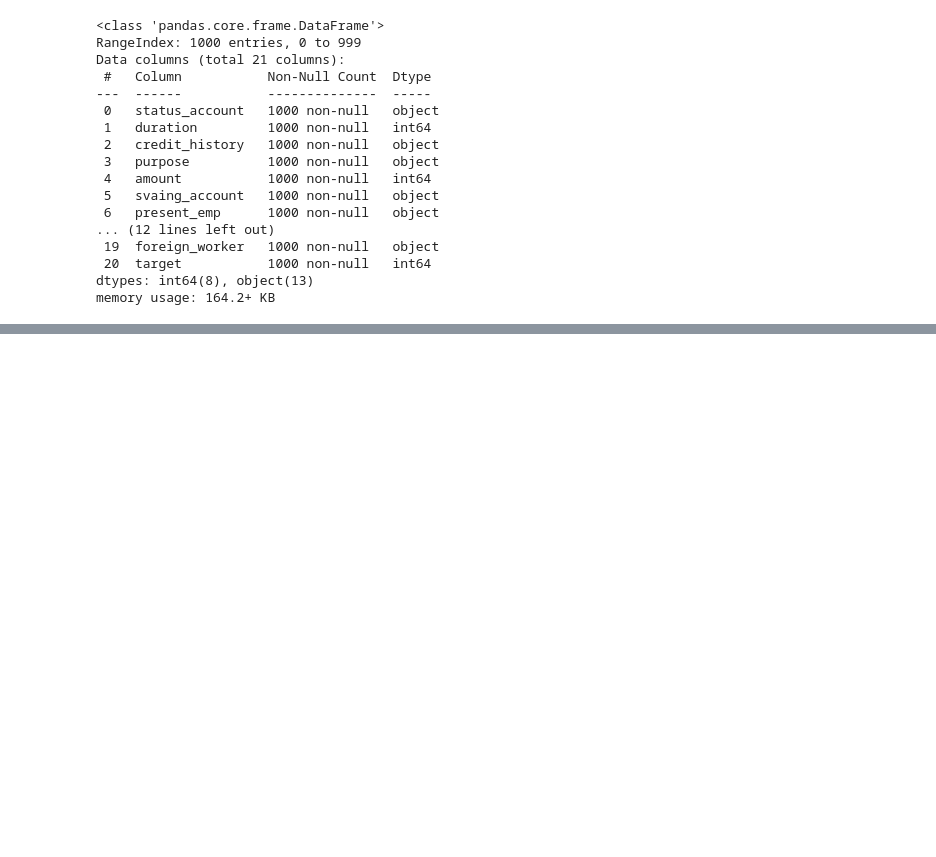
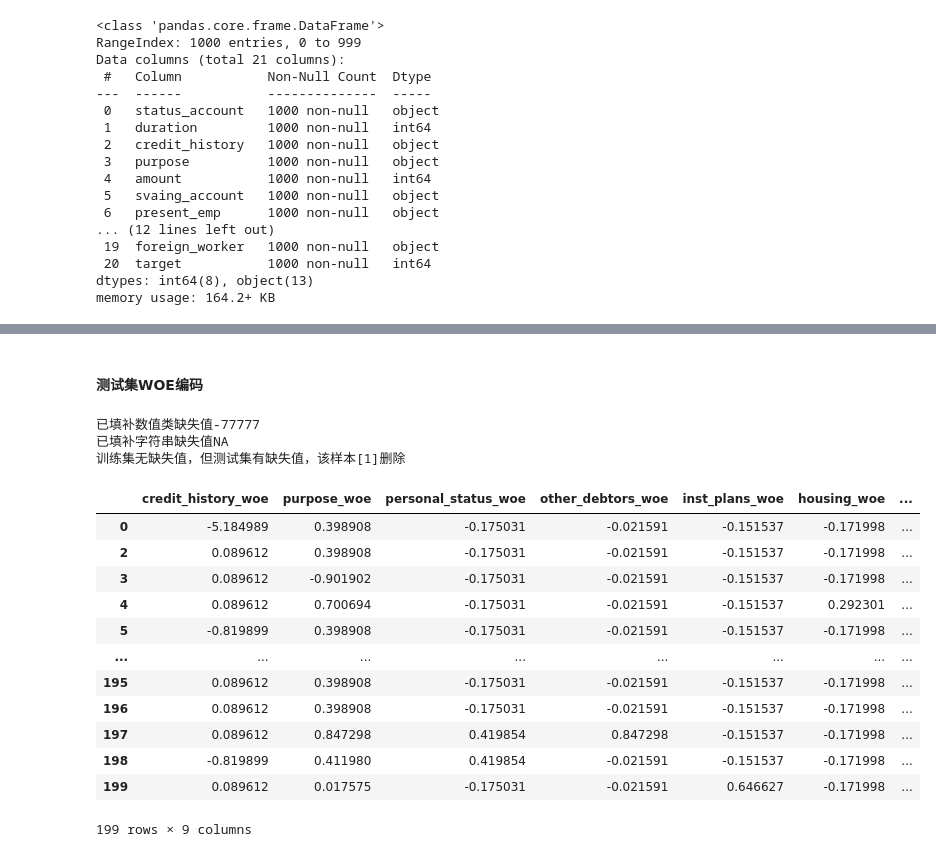
Before and after one commit to lotbear/Python-Financial-investment-strategy, a Jupyter notebook: 德国信贷风控数据实战/步骤2：对离散数据进行编码/德国信贷风控数据建模（步骤2：对离散数据进行编码）.ipynb, the cells around one changed output, grey strips where cells are left out. Saved outputs shown, nothing was run; the diff lists cells and outputs as text; code cells hidden in the pictures; blank space fills up the shorter version.

```diff
--- a/德国信贷风控数据实战/步骤2：对离散数据进行编码/德国信贷风控数据建模（步骤2：对离散数据进行编码）.ipynb
+++ b/德国信贷风控数据实战/步骤2：对离散数据进行编码/德国信贷风控数据建模（步骤2：对离散数据进行编码）.ipynb
@@ -401,6 +512,7 @@ def woe_encode(df,data_path_1,varnames, y, filename,flag='train'):
     iv_values: dict, 每个变量的IV值
     """
     df = df.reset_index(drop=True)
+    y = y.reset_index(drop=True)
     # 判断数据集是否存在缺失值
     if sum(df.isnull().any()) > 0 :
         numerics = ['int16', 'int32', 'int64', 'float16', 'float32', 'float64']
@@ -409,15 +521,17 @@ def woe_encode(df,data_path_1,varnames, y, filename,flag='train'):
         # 数据类型的缺失值用-77777填补
         if len(var_numerics) > 0:
             df.loc[:,var_numerics] = df[var_numerics].fillna(-7777)
+            print('已填补数值类缺失值-77777')
         # 字符串类型的缺失值用NA填补
         if len(var_str) > 0:
             df.loc[:,var_str] = df[var_str].fillna('NA')
+            print('已填补字符串缺失值NA')
+
     if flag == 'train':
         iv_values = {}
         woe_maps = {}
         var_woe_name = []
         for var in varnames:
- #           var = 'loan_amnt_BIN'
             x = df[var]
             # 变量映射
             x_woe_trans, woe_map, info_value = woe_cal_trans(x, y)
@@ -430,20 +544,21 @@ def woe_encode(df,data_path_1,varnames, y, filename,flag='train'):
         pickle.dump(woe_maps, save_woe_dict, 0)
         save_woe_dict.close()
         return df, woe_maps, iv_values ,var_woe_name
+
     elif flag == 'test':
-         ##测试数据编码
+         # 测试数据编码
         read_woe_dict = open(os.path.join(data_path_1 ,filename+'.pkl'),'rb')
         woe_dict = pickle.load(read_woe_dict)
         read_woe_dict.close()
-        ##如果训练集无缺失值，测试集有缺失值则将该样本删除
+        # 如果训练集无缺失值，测试集有缺失值则将该样本删除
         woe_dict.keys()
         del_index = []
         for key,value in woe_dict.items():
             if 'NA' not in value.keys() and 'NA' in df[key].unique():
                 index = np.where(df[key] == 'NA')
                 del_index.append(index)
-            elif -7777 not in value.keys() and -7777 in df[key].unique():
-                index = np.where(df[key] == -7777)
+            elif -77777 not in value.keys() and -77777 in df[key].unique():
+                index = np.where(df[key] == -77777)
                 del_index.append(index)
         # 删除样本
         if len(del_index) > 0:
@@ -465,0 +623,22 @@ def woe_encode(df,data_path_1,varnames, y, filename,flag='train'):
+# %% [markdown]
+#### 测试集WOE编码
+# %%
+df_test_woe, var_woe_name = woe_encode(data_test,data_path,var_no_order, data_train.target, 'dict_woe_map',flag='test')
+df_test_woe[var_woe_name]
+# %% [output]
+已填补数值类缺失值-77777
+已填补字符串缺失值NA
+训练集无缺失值，但测试集有缺失值，该样本[1]删除
+|  | credit_history_woe | purpose_woe | personal_status_woe | other_debtors_woe | inst_plans_woe | housing_woe | ... |
+| 0 | -5.184989 | 0.398908 | -0.175031 | -0.021591 | -0.151537 | -0.171998 | ... |
+| 2 | 0.089612 | 0.398908 | -0.175031 | -0.021591 | -0.151537 | -0.171998 | ... |
+| 3 | 0.089612 | -0.901902 | -0.175031 | -0.021591 | -0.151537 | -0.171998 | ... |
+| 4 | 0.089612 | 0.700694 | -0.175031 | -0.021591 | -0.151537 | 0.292301 | ... |
+| 5 | -0.819899 | 0.398908 | -0.175031 | -0.021591 | -0.151537 | -0.171998 | ... |
+| ... | ... | ... | ... | ... | ... | ... | ... |
+| 195 | 0.089612 | 0.398908 | -0.175031 | -0.021591 | -0.151537 | -0.171998 | ... |
+| 196 | 0.089612 | 0.398908 | -0.175031 | -0.021591 | -0.151537 | -0.171998 | ... |
+| 197 | 0.089612 | 0.847298 | 0.419854 | 0.847298 | -0.151537 | -0.171998 | ... |
+| 198 | -0.819899 | 0.411980 | 0.419854 | -0.021591 | -0.151537 | -0.171998 | ... |
+| 199 | 0.089612 | 0.017575 | -0.175031 | -0.021591 | 0.646627 | -0.171998 | ... |
+199 rows × 9 columns
```
Also changed, not shown: parts of 40 cells of this notebook, 2 other files.
